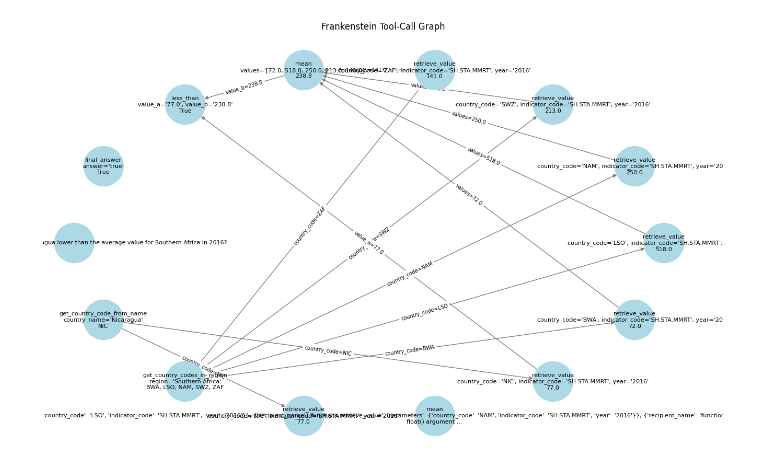
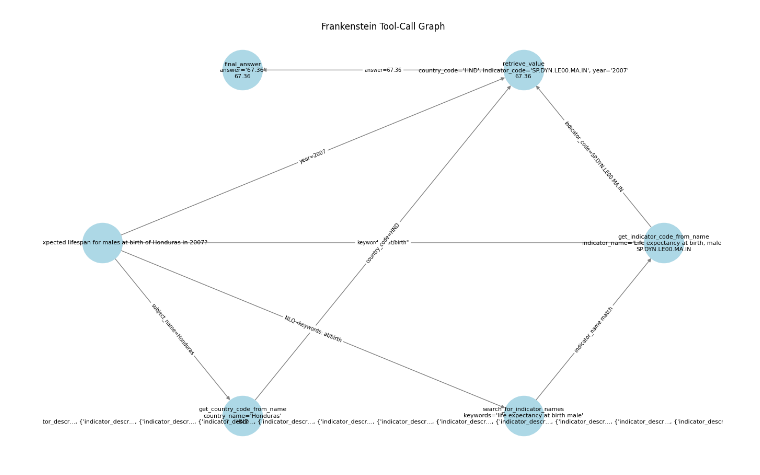
Before and after one commit to njf0/frankenstein, a Jupyter notebook: eval/graph.ipynb, the cells around one changed output. Cells and saved outputs as stored; diff of their text form; code cells hidden in the pictures.

Commit message:
Small graph changes

```diff
--- a/eval/graph.ipynb
+++ b/eval/graph.ipynb
@@ -1,22 +1,23 @@
 # %%
 import logging
 import os
 import sys
 
 import networkx as nx
 import pandas as pd
 
 # In Jupyter, __file__ is not defined, so use the current working directory
 sys.path.insert(0, os.path.abspath(os.path.join(os.getcwd(), '..')))
 from frankenstein.graph import FrankensteinGraph
 
 # Suppress all logging from FrankensteinGraph and its dependencies
 logging.getLogger().setLevel(logging.ERROR)
 
-df = pd.read_json('../eval/runs/gpt-4o-mini_answerable-full.jsonl', orient='records', lines=True)
+df = pd.read_json('../eval/runs/Qwen3-32B_answerable-full_all-tools_0-shot.jsonl', orient='records', lines=True)
+df = df[df['answer_format'] == 'float']
 
 G = FrankensteinGraph(df.iloc[40])
 # G.draw_pretty()
 G.draw('shell')
 # %% [output]
-[figure, old version]
+[figure, new version]
```
Also changed, not shown: parts of 3 cells of this notebook, 5 other files.
